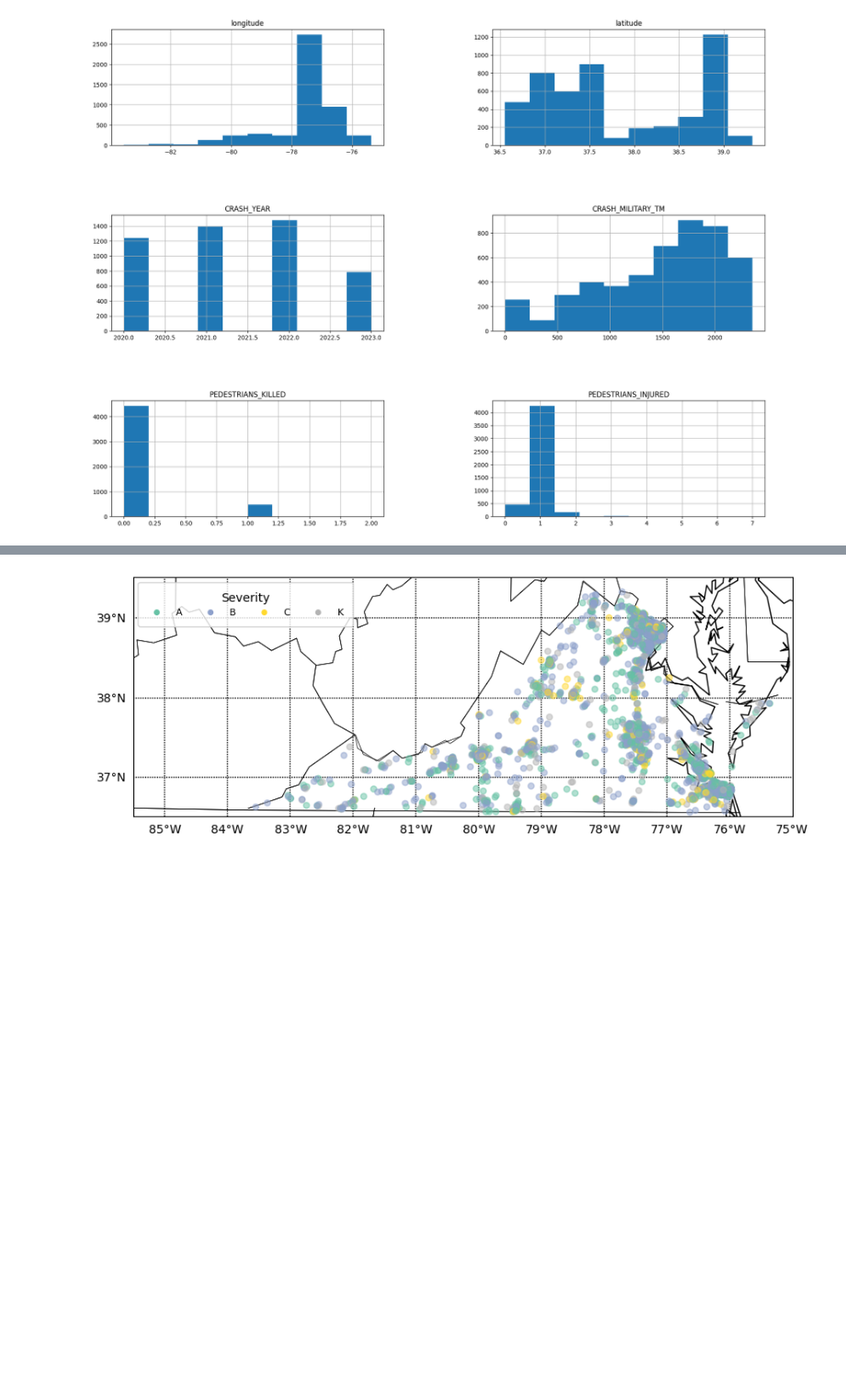
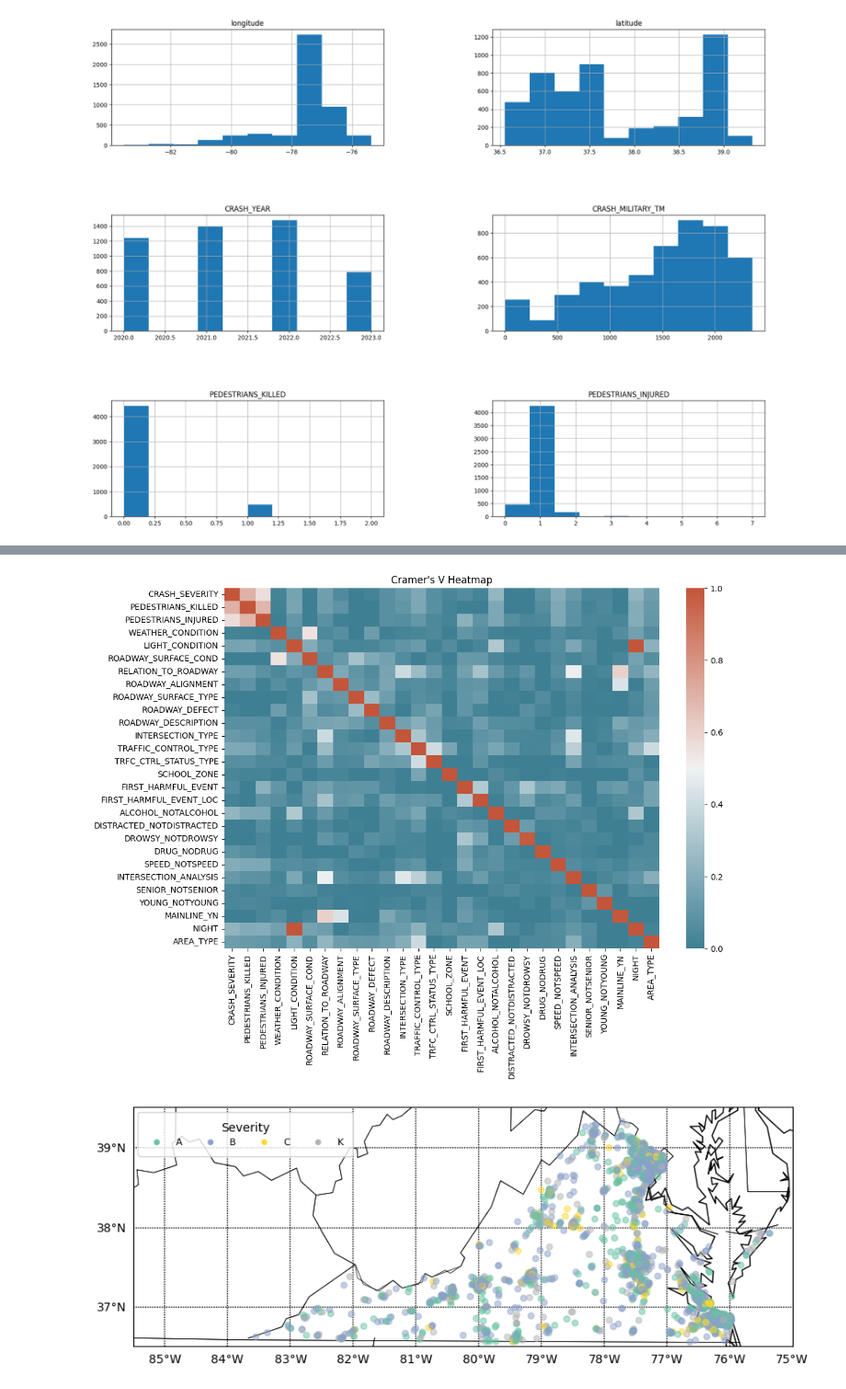
Before and after one commit to chrryyy/cs_4774_team_snorlax, a Jupyter notebook: Analysis_of_Improving_Pedestrian_Safety.ipynb, the cells around one changed output, grey strips where cells are left out. Shown at 92% size. Saved outputs shown, nothing was run; the diff lists cells and outputs as text; code cells hidden in the pictures; blank space fills up the shorter version.

```diff
--- a/Analysis_of_Improving_Pedestrian_Safety.ipynb
+++ b/Analysis_of_Improving_Pedestrian_Safety.ipynb
@@ -110,3 +135,11 @@ plt.show()
+# %%
+plt.figure(figsize=(12, 8))
+cmap = sns.diverging_palette(220, 20, as_cmap=True)
+sns.heatmap(cramer_matrix.astype(float), annot=False, cmap=cmap)
+plt.title("Cramer's V Heatmap")
+plt.show()
+# %% [output]
+[figure, added]
 # %%
 # ! pip install basemap
 # %%
```
Also changed, not shown: parts of 2 cells of this notebook.
